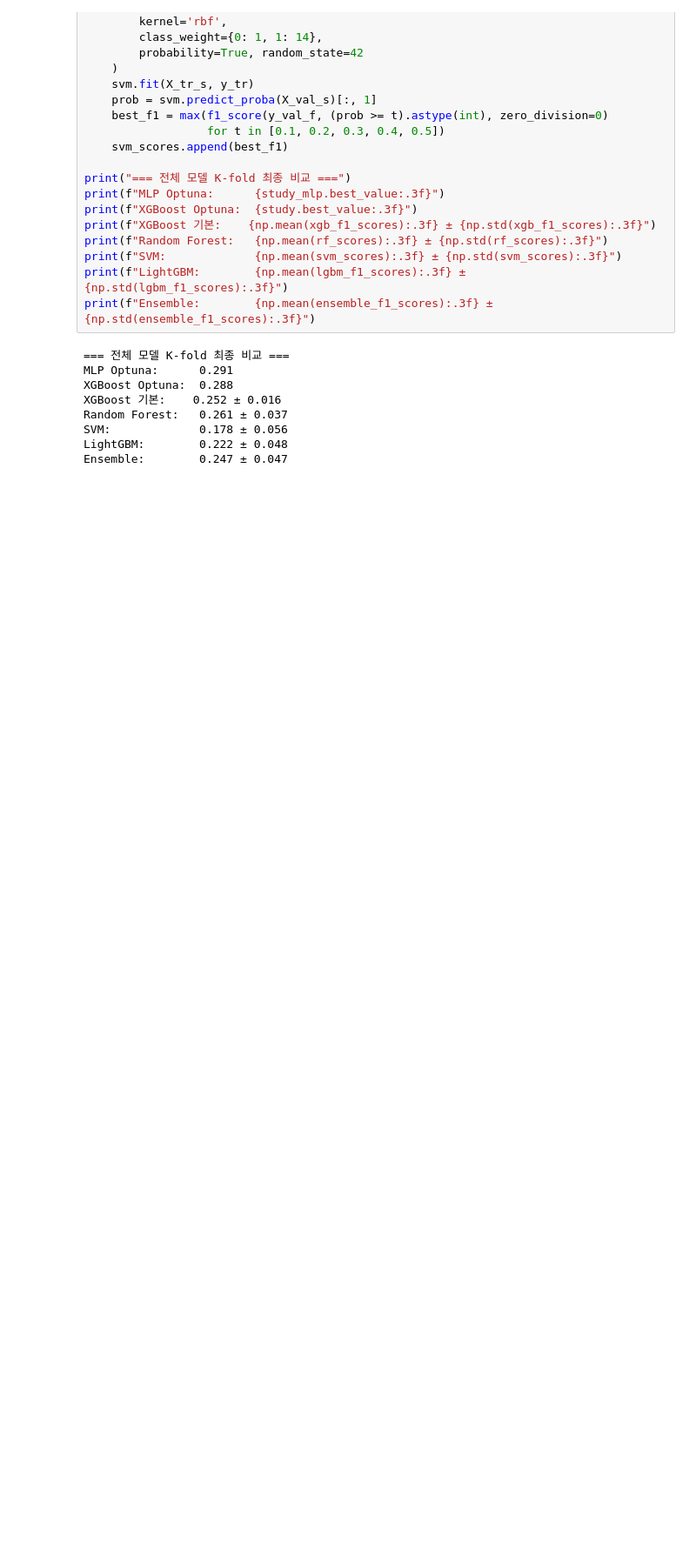
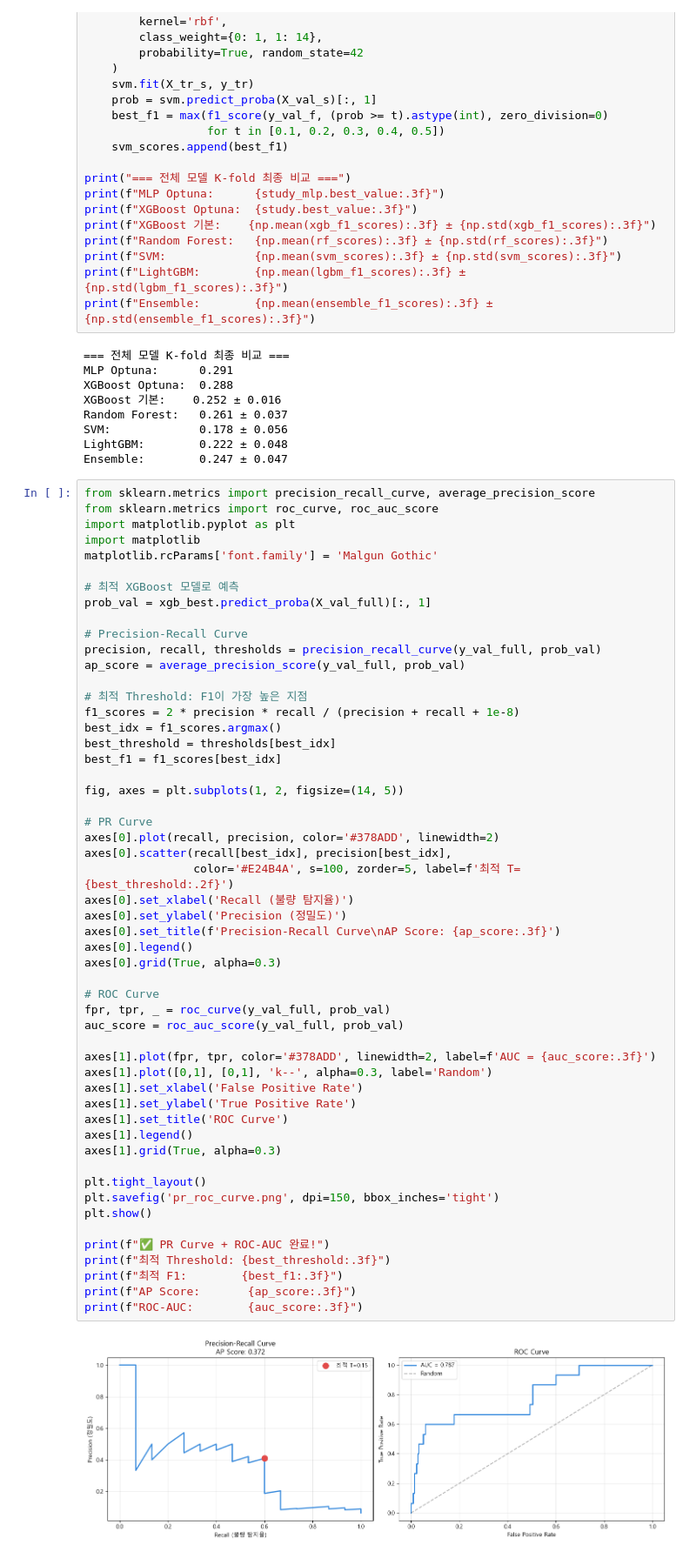
Before and after one commit to kyb8801/semiconductor-defect-classifier, a Jupyter notebook: Untitled2.ipynb, the cells around one changed output. Shown at 87% size. Cells and saved outputs as stored; diff of their text form; blank space fills up the shorter version.

```diff
--- a/Untitled2.ipynb
+++ b/Untitled2.ipynb
@@ -941,3 +941,58 @@ Random Forest:   0.261 ± 0.037
 SVM:             0.178 ± 0.056
 LightGBM:        0.222 ± 0.048
 Ensemble:        0.247 ± 0.047
+# %%
+from sklearn.metrics import precision_recall_curve, average_precision_score
+from sklearn.metrics import roc_curve, roc_auc_score
+import matplotlib.pyplot as plt
+import matplotlib
+matplotlib.rcParams['font.family'] = 'Malgun Gothic'
+
+# 최적 XGBoost 모델로 예측
+prob_val = xgb_best.predict_proba(X_val_full)[:, 1]
+
+# Precision-Recall Curve
+precision, recall, thresholds = precision_recall_curve(y_val_full, prob_val)
+ap_score = average_precision_score(y_val_full, prob_val)
+
+# 최적 Threshold: F1이 가장 높은 지점
+f1_scores = 2 * precision * recall / (precision + recall + 1e-8)
+best_idx = f1_scores.argmax()
+best_threshold = thresholds[best_idx]
+best_f1 = f1_scores[best_idx]
+
+fig, axes = plt.subplots(1, 2, figsize=(14, 5))
+
+# PR Curve
+axes[0].plot(recall, precision, color='#378ADD', linewidth=2)
+axes[0].scatter(recall[best_idx], precision[best_idx],
+                color='#E24B4A', s=100, zorder=5, label=f'최적 T={best_threshold:.2f}')
+axes[0].set_xlabel('Recall (불량 탐지율)')
+axes[0].set_ylabel('Precision (정밀도)')
+axes[0].set_title(f'Precision-Recall Curve\nAP Score: {ap_score:.3f}')
+axes[0].legend()
+axes[0].grid(True, alpha=0.3)
+
+# ROC Curve
+fpr, tpr, _ = roc_curve(y_val_full, prob_val)
+auc_score = roc_auc_score(y_val_full, prob_val)
+
+axes[1].plot(fpr, tpr, color='#378ADD', linewidth=2, label=f'AUC = {auc_score:.3f}')
+axes[1].plot([0,1], [0,1], 'k--', alpha=0.3, label='Random')
+axes[1].set_xlabel('False Positive Rate')
+axes[1].set_ylabel('True Positive Rate')
+axes[1].set_title('ROC Curve')
+axes[1].legend()
+axes[1].grid(True, alpha=0.3)
+
+plt.tight_layout()
+plt.savefig('pr_roc_curve.png', dpi=150, bbox_inches='tight')
+plt.show()
+
+print(f"✅ PR Curve + ROC-AUC 완료!")
+print(f"최적 Threshold: {best_threshold:.3f}")
+print(f"최적 F1:        {best_f1:.3f}")
+print(f"AP Score:       {ap_score:.3f}")
+print(f"ROC-AUC:        {auc_score:.3f}")
+# %% [output]
+[figure, added]
```
Also changed, not shown: parts of 10 cells of this notebook, 10 other files.
